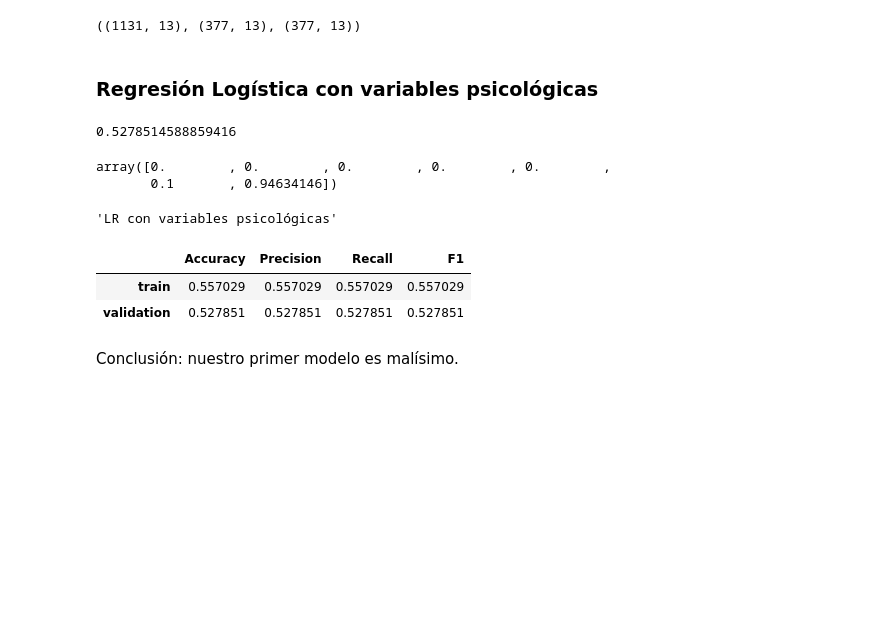
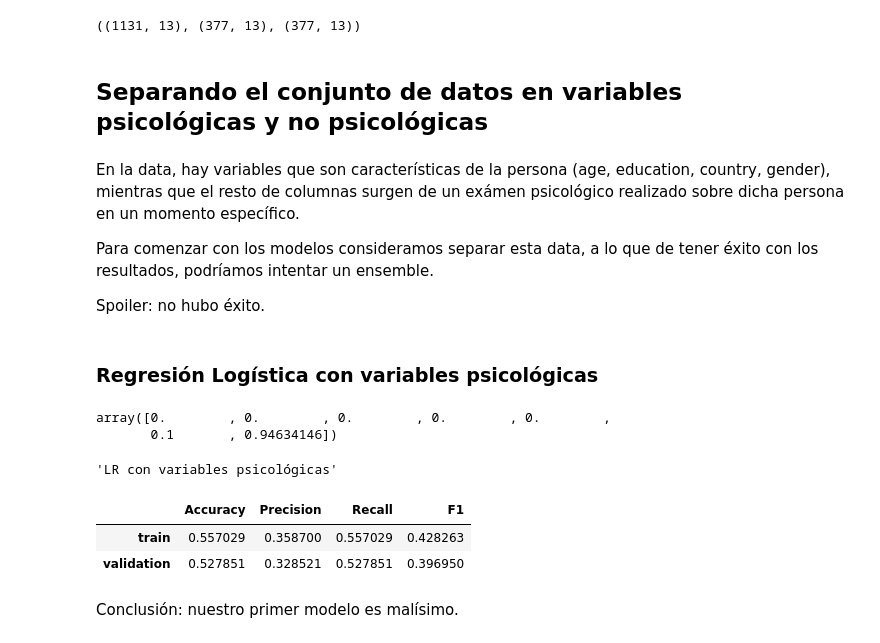
Before and after one commit to federicoFrancesconi/UCSE-2024-ML-TP1, a Jupyter notebook: tp1_EDA.ipynb, the cells around one changed output. Cells and saved outputs as stored; diff of their text form; code cells hidden in the pictures; blank space fills up the shorter version.

Commit message:
Avance modelado (malos resultados)

```diff
--- a/tp1_EDA.ipynb
+++ b/tp1_EDA.ipynb
@@ -1057,9 +1069,12 @@ Consideramos que una mezcla de ambas es lo adecuado, pero priorizando Precision.
 # %%
 # Nos aprovechamos de la función definida en la intro de sklearn para ir testeando los modelos
-# Nota para nosotros: pasarle el model y title, el resto ya está acorde a nuestros datos
-def evaluate_model(model, set_names=('train', 'validation'), title='', show_cm=False):
+# Le agregamos un parametro multiclase para que cambie el average usado para obtener las metricas
+def evaluate_model(model, set_names=('train', 'validation'), title='', show_cm=False, multiclase=False):
     if title:
         display(title)
+
+    average = 'weighted' if multiclase else 'binary'
+    division = 'warn' if multiclase else (np.nan)
 
     final_metrics = {
         'Accuracy': [],
@@ -1069,7 +1084,7 @@ def evaluate_model(model, set_names=('train', 'validation'), title='', show_cm=F
     }
 
     for i, set_name in enumerate(set_names):
-        assert set_name in ['train', 'validation', 'test']
+        #assert set_name in ['train', 'validation', 'test']
         set_data = globals()[set_name]  # <- hack feo...
 
         # Modificamos esta linea para que apunte a 'coke', que es la salida
@@ -1078,9 +1093,9 @@ def evaluate_model(model, set_names=('train', 'validation'), title='', show_cm=F
         final_metrics['Accuracy'].append(metrics.accuracy_score(y, y_pred))
 
         # Como es multiclase, le definimos average a la funcion para que no sea 'binary"
-        final_metrics['Precision'].append(metrics.precision_score(y, y_pred, average='micro'))
-        final_metrics['Recall'].append(metrics.recall_score(y, y_pred, average='micro'))
-        final_metrics['F1'].append(metrics.f1_score(y, y_pred, average='micro'))
+        final_metrics['Precision'].append(metrics.precision_score(y, y_pred, average=average))
+        final_metrics['Recall'].append(metrics.recall_score(y, y_pred, average=average))
+        final_metrics['F1'].append(metrics.f1_score(y, y_pred, average=average))
 
         if show_cm:
             cm = metrics.confusion_matrix(y, y_pred)
@@ -1138,0 +1158,13 @@ No hay una temporalidad en los datos, y no hay tal cosa como datos pasados, ni a
+# %%
+# Reemplazamos la edad
+age_mapping_nuevo = {
+          '18-24': 21,
+          '25-34': 29.5,
+          '35-44': 39.5,
+          '45-54': 49.5,
+          '55-64': 59.5,
+          '65+': 70
+          }
+data['age'] = data['age'].replace(age_mapping_nuevo)
+
+data.sample(3)
@@ -1151,5 +1188,13 @@ validation, test = train_test_split(not_train, test_size=0.5, random_state=semil
 train.shape, validation.shape, test.shape
 # %% [output]
 ((1131, 13), (377, 13), (377, 13))
+# %% [markdown]
+## Separando el conjunto de datos en variables psicológicas y no psicológicas
+# %% [markdown]
+En la data, hay variables que son características de la persona (age, education, country, gender), mientras que el resto de columnas surgen de un exámen psicológico realizado sobre dicha persona en un momento específico.
+
+Para comenzar con los modelos consideramos separar esta data, a lo que de tener éxito con los resultados, podríamos intentar un ensemble.
+
+Spoiler: no hubo éxito.
 # %% [markdown]
 ### Regresión Logística con variables psicológicas
@@ -1174,10 +1219,6 @@ lr_model = Pipeline([
 lr_model.fit(train, train.coke)
 
 y_pred = lr_model.predict(validation)
-# %%
-metrics.accuracy_score(validation.coke, y_pred)
-# %% [output]
-0.5278514588859416
 # %%
 # Para el caso de metricas como precision, recall y F1, hay que definirle el average cuando el modelo no es multiclase
 # Con None, como en este caso, nos devuelve la metrica para cada clase posible de la salida.
@@ -1187,11 +1228,11 @@ metrics.recall_score(validation.coke, y_pred, average=None)
 array([0.        , 0.        , 0.        , 0.        , 0.        ,
        0.1       , 0.94634146])
 # %%
-evaluate_model(lr_model, title='LR con variables psicológicas')
+evaluate_model(lr_model, title='LR con variables psicológicas', multiclase=True)
 # %% [output]
 'LR con variables psicológicas'
 |  | Accuracy | Precision | Recall | F1 |
-| train | 0.557029 | 0.557029 | 0.557029 | 0.557029 |
-| validation | 0.527851 | 0.527851 | 0.527851 | 0.527851 |
+| train | 0.557029 | 0.358700 | 0.557029 | 0.428263 |
+| validation | 0.527851 | 0.328521 | 0.527851 | 0.396950 |
 # %% [markdown]
 Conclusión: nuestro primer modelo es malísimo.
```
Also changed, not shown: parts of 88 cells of this notebook.
